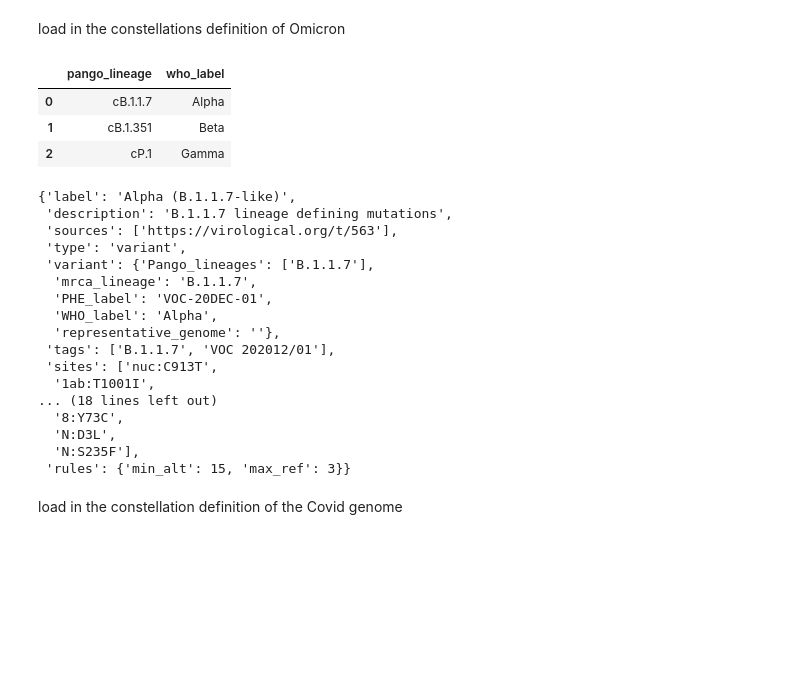
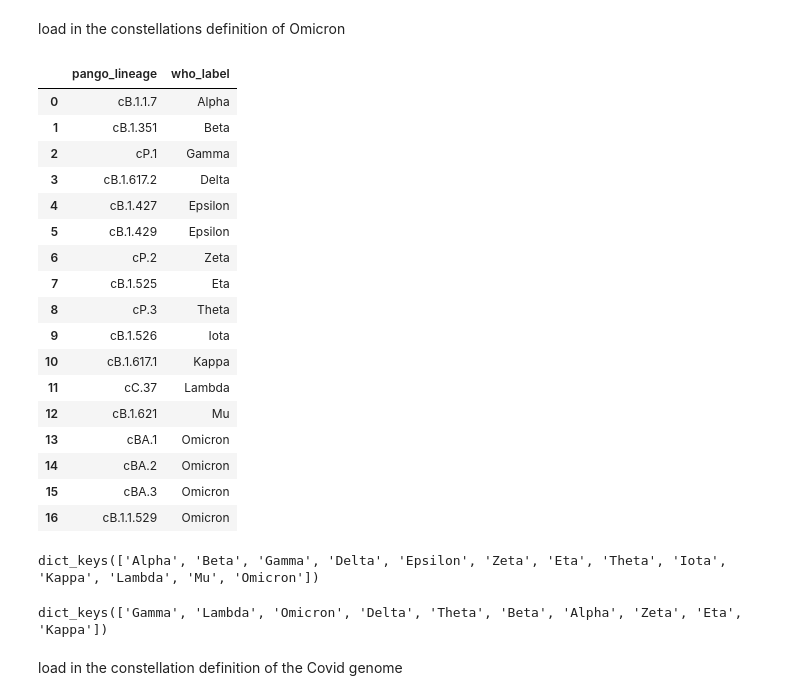
Before and after one commit to GlobalPathogenAnalysisService/gpas-testing, a Jupyter notebook: sandbox-2.ipynb, the cells around one changed output. Drawn from its saved outputs; the diff is of its cells as text; code cells hidden in the pictures; blank space fills up the shorter version.

Commit message:
equivalent PangoGenome and VariantGenome

```diff
--- a/sandbox-2.ipynb
+++ b/sandbox-2.ipynb
@@ -15,33 +15,36 @@ The autoreload extension is already loaded. To reload it, use:
 load in the constellations definition of Omicron
 # %%
 lineages_reference=gcsr.load_lineages_dataframe()
-lineages_reference[:3]
+lineages_reference
 # %% [output]
 |  | pango_lineage | who_label |
 | 0 | cB.1.1.7 | Alpha |
 | 1 | cB.1.351 | Beta |
 | 2 | cP.1 | Gamma |
+| 3 | cB.1.617.2 | Delta |
+| 4 | cB.1.427 | Epsilon |
+| 5 | cB.1.429 | Epsilon |
+| 6 | cP.2 | Zeta |
+| 7 | cB.1.525 | Eta |
+| 8 | cP.3 | Theta |
+| 9 | cB.1.526 | Iota |
+| 10 | cB.1.617.1 | Kappa |
+| 11 | cC.37 | Lambda |
+| 12 | cB.1.621 | Mu |
+| 13 | cBA.1 | Omicron |
+| 14 | cBA.2 | Omicron |
+| 15 | cBA.3 | Omicron |
+| 16 | cB.1.1.529 | Omicron |
 # %%
 pango_definitions=gcsr.load_pango_definitions('../constellations/', lineages_reference)
-pango_definitions['cB.1.1.7']
+pango_definitions.keys()
 # %% [output]
-{'label': 'Alpha (B.1.1.7-like)',
- 'description': 'B.1.1.7 lineage defining mutations',
- 'sources': ['https://virological.org/t/563'],
- 'type': 'variant',
- 'variant': {'Pango_lineages': ['B.1.1.7'],
-  'mrca_lineage': 'B.1.1.7',
-  'PHE_label': 'VOC-20DEC-01',
-  'WHO_label': 'Alpha',
-  'representative_genome': ''},
- 'tags': ['B.1.1.7', 'VOC 202012/01'],
- 'sites': ['nuc:C913T',
-  '1ab:T1001I',
-... (18 lines left out)
-  '8:Y73C',
-  'N:D3L',
-  'N:S235F'],
- 'rules': {'min_alt': 15, 'max_ref': 3}}
+dict_keys(['Alpha', 'Beta', 'Gamma', 'Delta', 'Epsilon', 'Zeta', 'Eta', 'Theta', 'Iota', 'Kappa', 'Lambda', 'Mu', 'Omicron'])
+# %%
+variant_definitions = gcsr.load_variant_definitions('../variant_definitions/')
+variant_definitions.keys()
+# %% [output]
+dict_keys(['Gamma', 'Lambda', 'Omicron', 'Delta', 'Theta', 'Beta', 'Alpha', 'Zeta', 'Eta', 'Kappa'])
 # %% [markdown]
 load in the constellation definition of the Covid genome
 # %%
```
Also changed, not shown: parts of 2 cells of this notebook, 3 other files.
